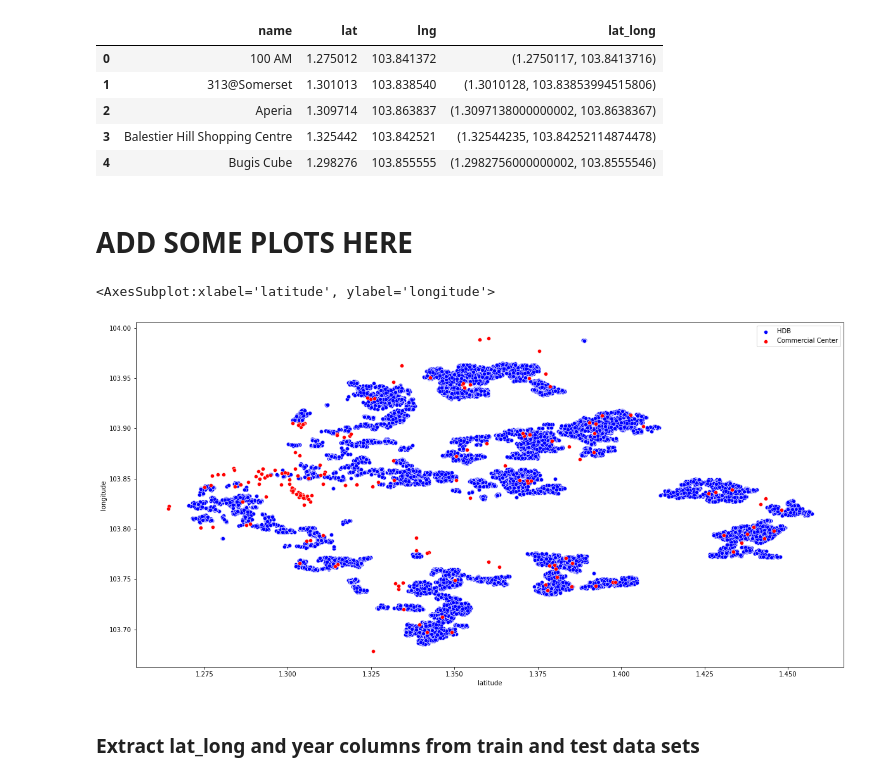
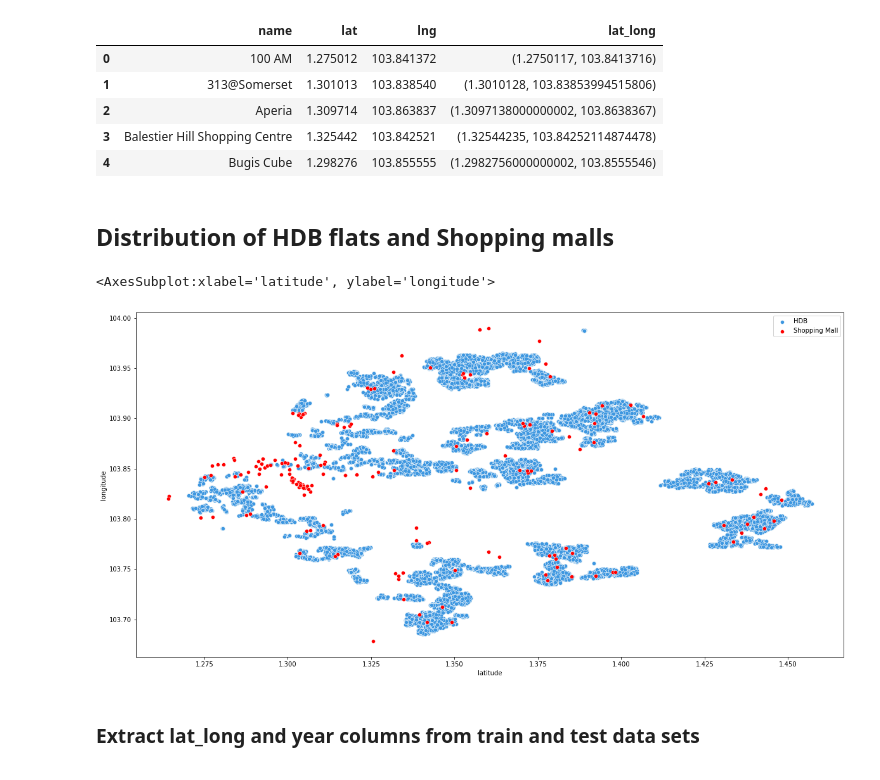
Before and after one commit to dheeraj-sn/hdb_resale_price_prediction, a Jupyter notebook: SHOPPING_MALL_EDA_PREPROCESSING_MODEL_ANALYSIS.ipynb, the cells around one changed output. Saved outputs shown, nothing was run; the diff lists cells and outputs as text; code cells hidden in the pictures.

Commit message:
shopping mall done

```diff
--- a/SHOPPING_MALL_EDA_PREPROCESSING_MODEL_ANALYSIS.ipynb
+++ b/SHOPPING_MALL_EDA_PREPROCESSING_MODEL_ANALYSIS.ipynb
@@ -104,15 +101,15 @@ aux_df.head()
 | 2 | Aperia | 1.309714 | 103.863837 | (1.3097138000000002, 103.8638367) |
 | 3 | Balestier Hill Shopping Centre | 1.325442 | 103.842521 | (1.32544235, 103.84252114874478) |
 | 4 | Bugis Cube | 1.298276 | 103.855555 | (1.2982756000000002, 103.8555546) |
-# %% [markdown]
-# ADD SOME PLOTS HERE
+# %% [markdown]
+## Distribution of HDB flats and Shopping malls
 # %%
 plt.figure(figsize=(20,10))
-sns.scatterplot(y=train_df.longitude,x=train_df.latitude,color="blue",label="HDB")
-sns.scatterplot(y=aux_df.lng,x=aux_df.lat,color="red",label="Commercial Center")
+sns.scatterplot(y=train_df.longitude,x=train_df.latitude,color="#3E97E0",label="HDB")
+sns.scatterplot(y=aux_df.lng,x=aux_df.lat,color="red",label="Shopping Mall")
 # %% [output]
 <AxesSubplot:xlabel='latitude', ylabel='longitude'>
-[figure, old version]
+[figure, new version]
 # %% [markdown]
 ### Extract lat_long and year columns from train and test data sets
 # %%
```
Also changed, not shown: parts of 63 cells of this notebook, 1 other file.
